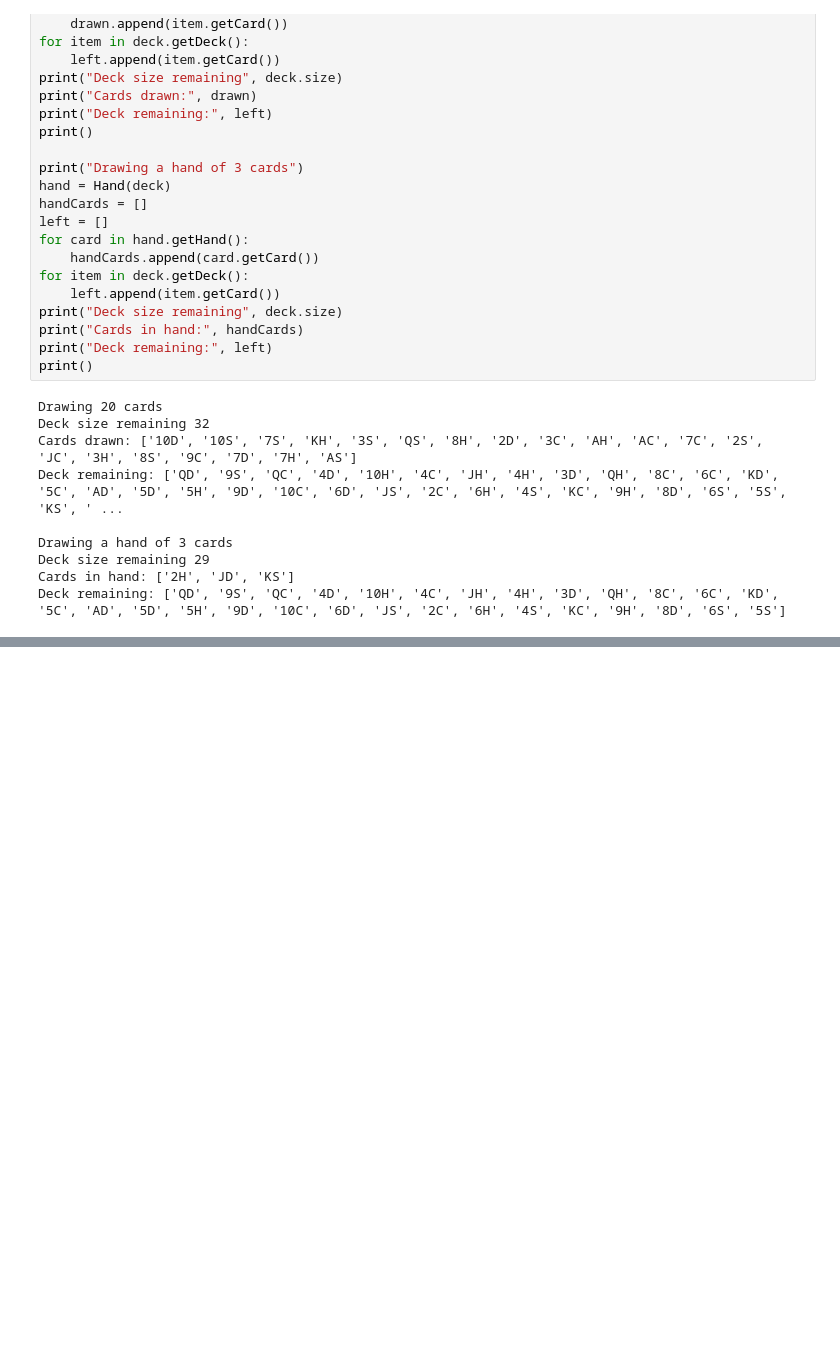
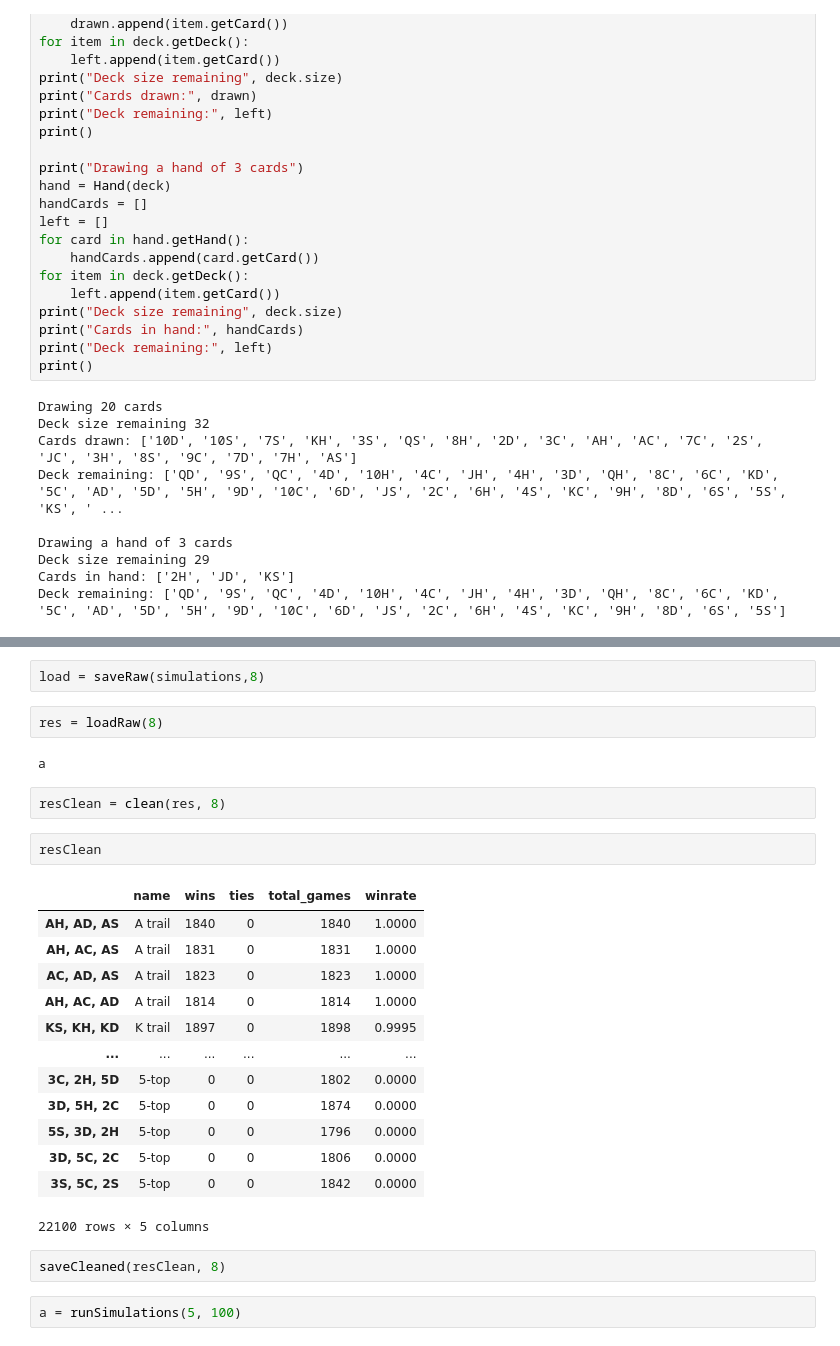
Before and after one commit to uday-31/teen-patti-hands, a Jupyter notebook: teen-patti-hands.ipynb, the cells around one changed output, grey strips where cells are left out. Drawn from its saved outputs; the diff is of its cells as text; blank space fills up the shorter version.

```diff
--- a/teen-patti-hands.ipynb
+++ b/teen-patti-hands.ipynb
@@ -435,0 +511,28 @@ f
+# %%
+load = saveRaw(simulations,8)
+# %%
+res = loadRaw(8)
+# %% [output]
+a
+# %%
+resClean = clean(res, 8)
+# %%
+resClean
+# %% [output]
+|  | name | wins | ties | total_games | winrate |
+| AH, AD, AS | A trail | 1840 | 0 | 1840 | 1.0000 |
+| AH, AC, AS | A trail | 1831 | 0 | 1831 | 1.0000 |
+| AC, AD, AS | A trail | 1823 | 0 | 1823 | 1.0000 |
+| AH, AC, AD | A trail | 1814 | 0 | 1814 | 1.0000 |
+| KS, KH, KD | K trail | 1897 | 0 | 1898 | 0.9995 |
+| ... | ... | ... | ... | ... | ... |
+| 3C, 2H, 5D | 5-top | 0 | 0 | 1802 | 0.0000 |
+| 3D, 5H, 2C | 5-top | 0 | 0 | 1874 | 0.0000 |
+| 5S, 3D, 2H | 5-top | 0 | 0 | 1796 | 0.0000 |
+| 3D, 5C, 2C | 5-top | 0 | 0 | 1806 | 0.0000 |
+| 3S, 5C, 2S | 5-top | 0 | 0 | 1842 | 0.0000 |
+22100 rows × 5 columns
+# %%
+saveCleaned(resClean, 8)
+# %%
+a = runSimulations(5, 100)
```
Also changed, not shown: parts of 14 cells of this notebook, 7 other files.
